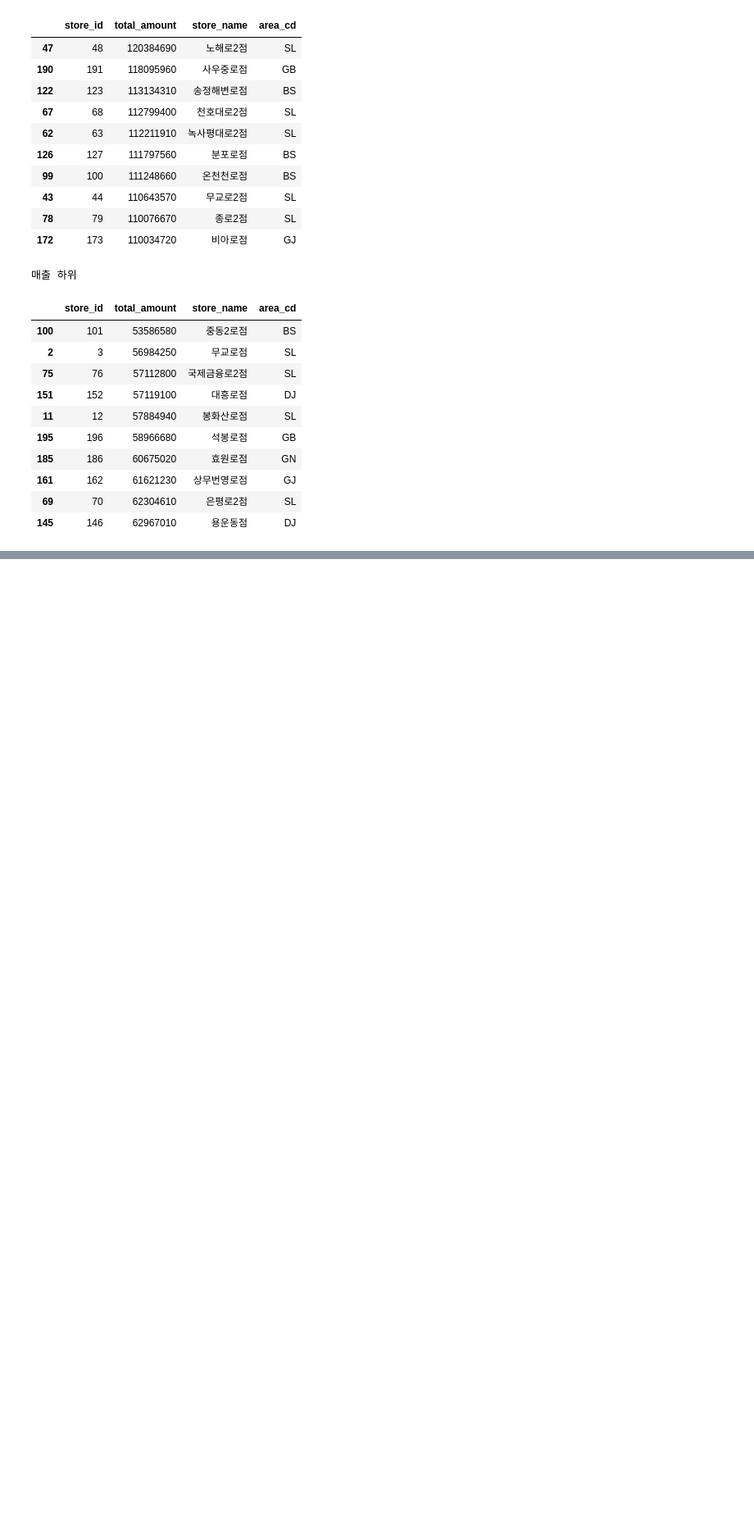
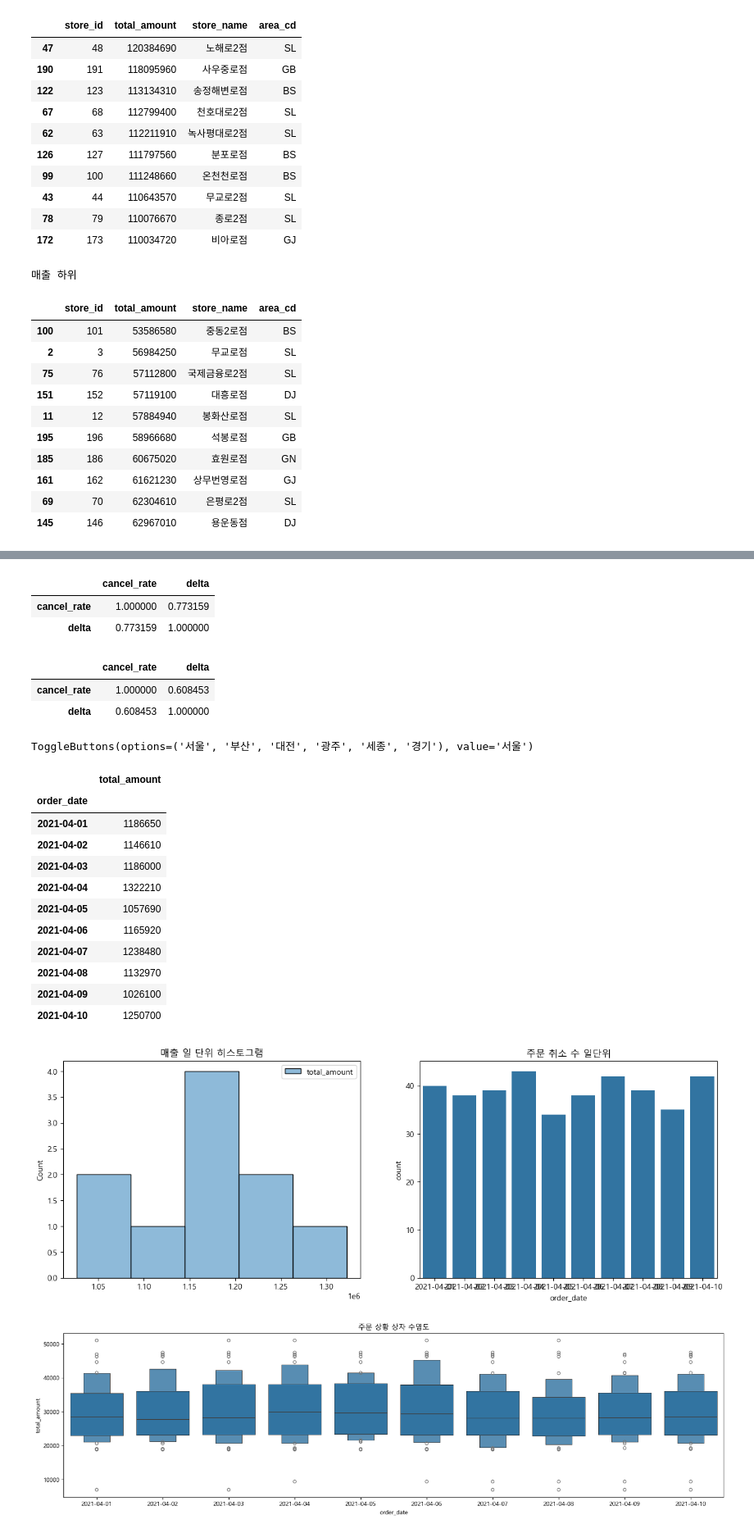
Before and after one commit to yumioh/data_analysis_lab, a Jupyter notebook: ML_100/chapter3.ipynb, the cells around one changed output, grey strips where cells are left out. Shown at 82% size. Cells and saved outputs as stored; diff of their text form; code cells hidden in the pictures; blank space fills up the shorter version.

```diff
--- a/ML_100/chapter3.ipynb
+++ b/ML_100/chapter3.ipynb
@@ -414,0 +497,26 @@ display(store_summary_df.sort_values('total_amount', ascending=True).head(10))
+# %%
+# 취소율이 높은 매장만
+th_high = check_df['cancel_rate'].quantile(0.75)
+temp_chk = check_df.loc[(check_df['cancel_rate']) >= th_high]
+temp_chk = temp_chk[['cancel_rate', 'delta']]
+display(temp_chk.corr())
+# %% [output]
+|  | cancel_rate | delta |
+| cancel_rate | 1.000000 | 0.773159 |
+| delta | 0.773159 | 1.000000 |
+# %%
+#취소율이 낮은 매장
+th_low = check_df['cancel_rate'].quantile(0.25)
+temp_chk = check_df.loc[(check_df['cancel_rate']) >= th_low]
+temp_chk = temp_chk[['cancel_rate', 'delta']]
+display(temp_chk.corr())
+# %% [output]
+|  | cancel_rate | delta |
+| cancel_rate | 1.000000 | 0.608453 |
+| delta | 0.608453 | 1.000000 |
+# %%
+import seaborn as sns
+
+target_store = ''
+min_date = datetime.date(2021, 4, 1)
+max_date = datetime.date(2021, 4, 30)
@@ -414,0 +599,53 @@ display(store_summary_df.sort_values('total_amount', ascending=True).head(10))
+# %%
+# 캘린더 변경시 처리
+def change_date_min(val) :
+    global min_date
+    min_date = val['new']
+    make_board()
+
+def change_date_max(val) :
+    global max_date
+    max_date = val['new']
+    make_board()
+# %%
+def change_dropdown(val) :
+    global target_store
+    target_store = val['new']
+
+    # 기간 지정 가능
+    date_picker_min = DatePicker(value=min_date)
+    date_picker_min.observe(change_date_min, names="value")
+    print("기간")
+    date_picker_max = DatePicker(value=max_date)
+    date_picker_max.observe(change_date_max, names="value")
+    display(date_picker_min, date_picker_max)
+# %%
+def order_by_area(val) :
+    clear_output()
+    display(toggle_db)
+    # 선택ㅇ한 지역의 매장 목록을 만든다
+    store_list = order_all.loc[order_all['wide_area'] == val['new']]['store_name'].unique()
+    dropdown = Dropdown(options=store_list)
+    dropdown.observe(change_dropdown, names="value")
+    display(dropdown)
+# %%
+# 토글표시
+toggle_db = ToggleButtons(options=area_list)
+toggle_db.observe(order_by_area, names="value")
+display(toggle_db)
+# %% [output]
+ToggleButtons(options=('서울', '부산', '대전', '광주', '세종', '경기'), value='서울')
+|  | total_amount |
+| order_date |  |
+| 2021-04-01 | 1186650 |
+| 2021-04-02 | 1146610 |
+| 2021-04-03 | 1186000 |
+| 2021-04-04 | 1322210 |
+| 2021-04-05 | 1057690 |
+| 2021-04-06 | 1165920 |
+| 2021-04-07 | 1238480 |
+| 2021-04-08 | 1132970 |
+| 2021-04-09 | 1026100 |
+| 2021-04-10 | 1250700 |
+[figure, added]
+[figure, added]
```
Also changed, not shown: parts of 8 cells of this notebook.
